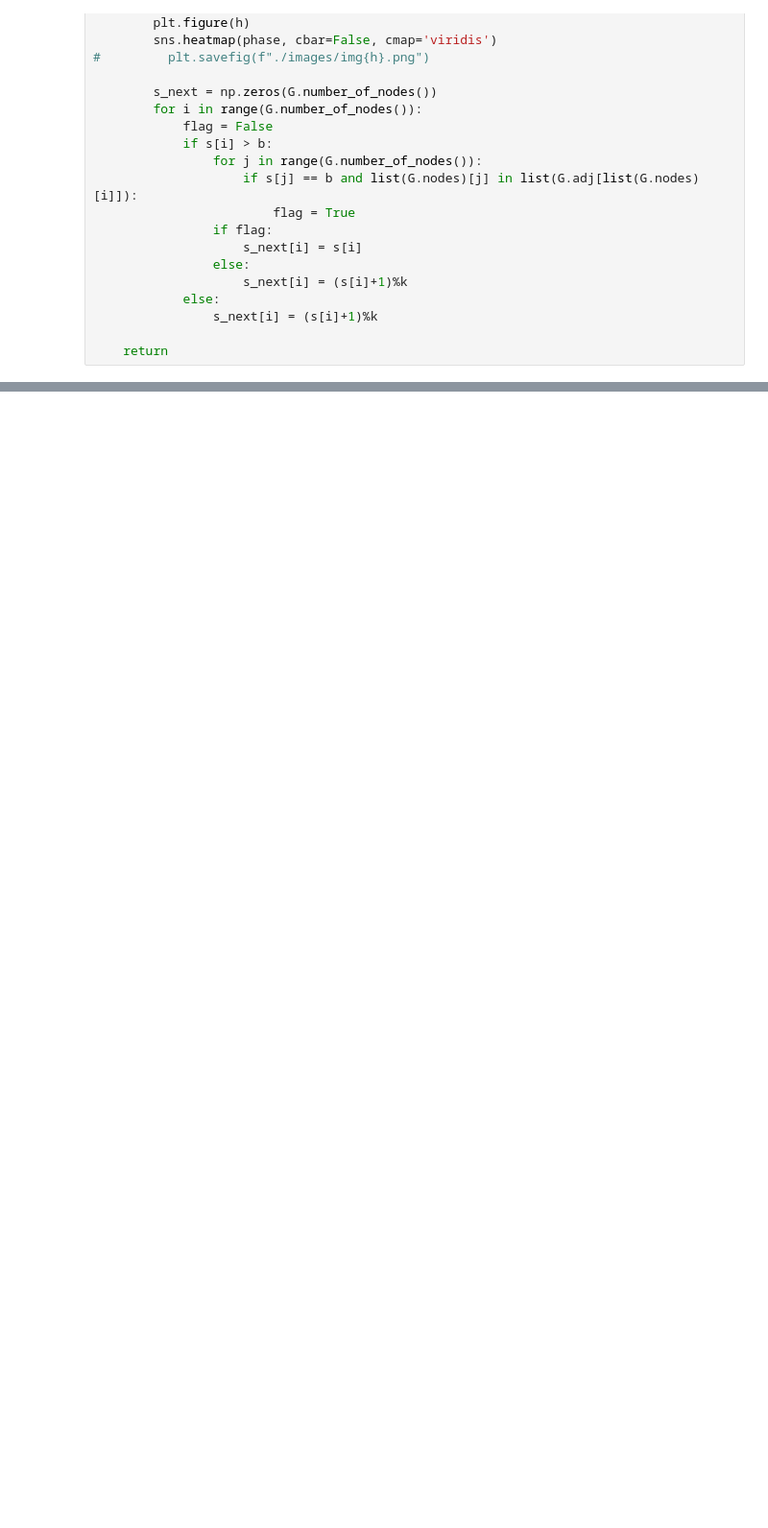
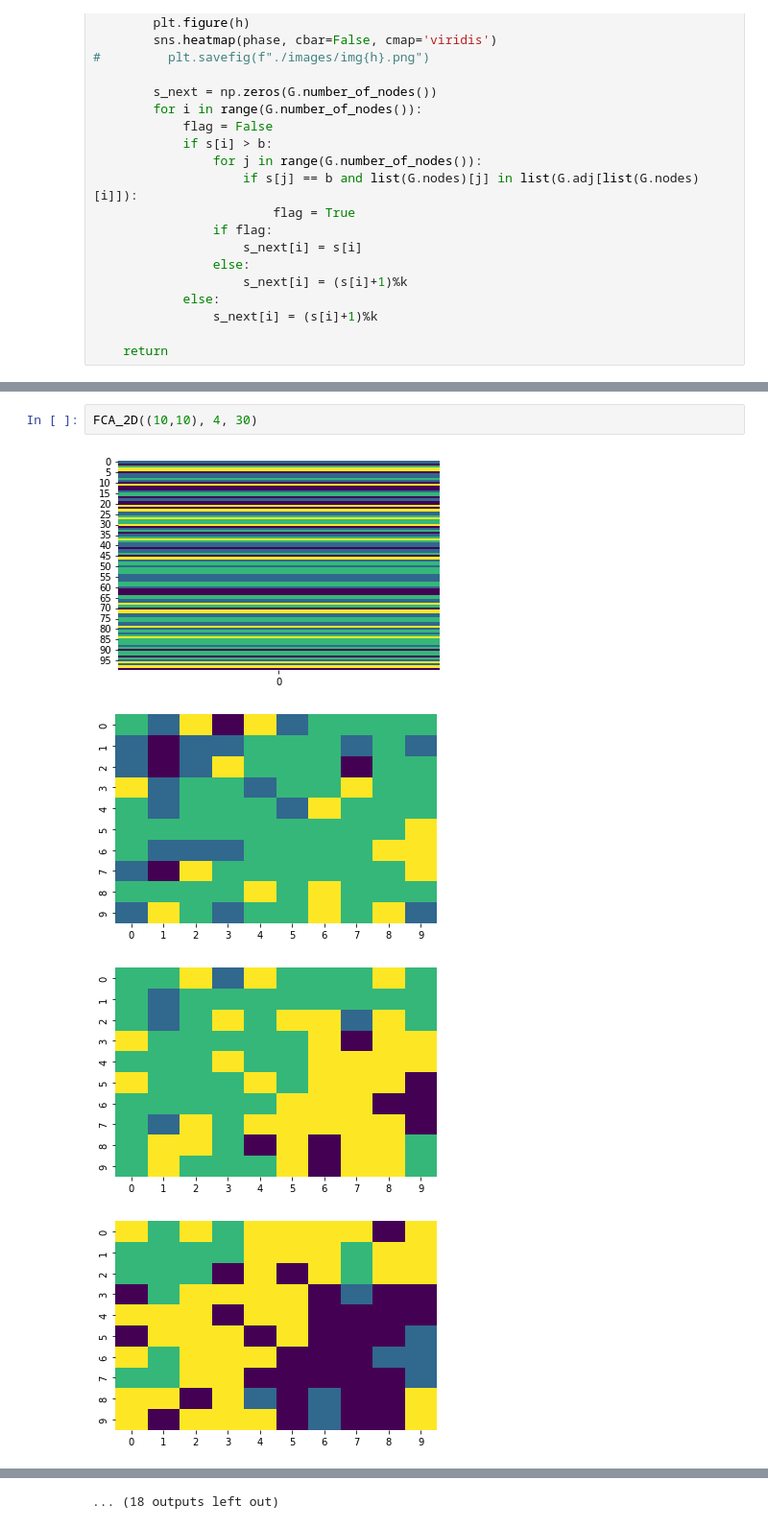
Before and after one commit to BryaneX455/reu2022, a Jupyter notebook: FCA Model/FCA.ipynb, the cells around one changed output, grey strips where cells are left out. Shown at 96% size. Saved outputs shown, nothing was run; the diff lists cells and outputs as text; blank space fills up the shorter version.

```diff
--- a/FCA Model/FCA.ipynb
+++ b/FCA Model/FCA.ipynb
@@ -206,0 +195,7 @@ FCA_2D((10,10), 5, 100);
+# %%
+FCA_2D((10,10), 4, 30)
+# %% [output]
+[figure, added]
+[figure, added]
+[figure, added]
+[figure, added]
@@ -206,0 +210 @@ FCA_2D((10,10), 5, 100);
+... (18 outputs left out)
```
Also changed, not shown: parts of 11 cells of this notebook.
